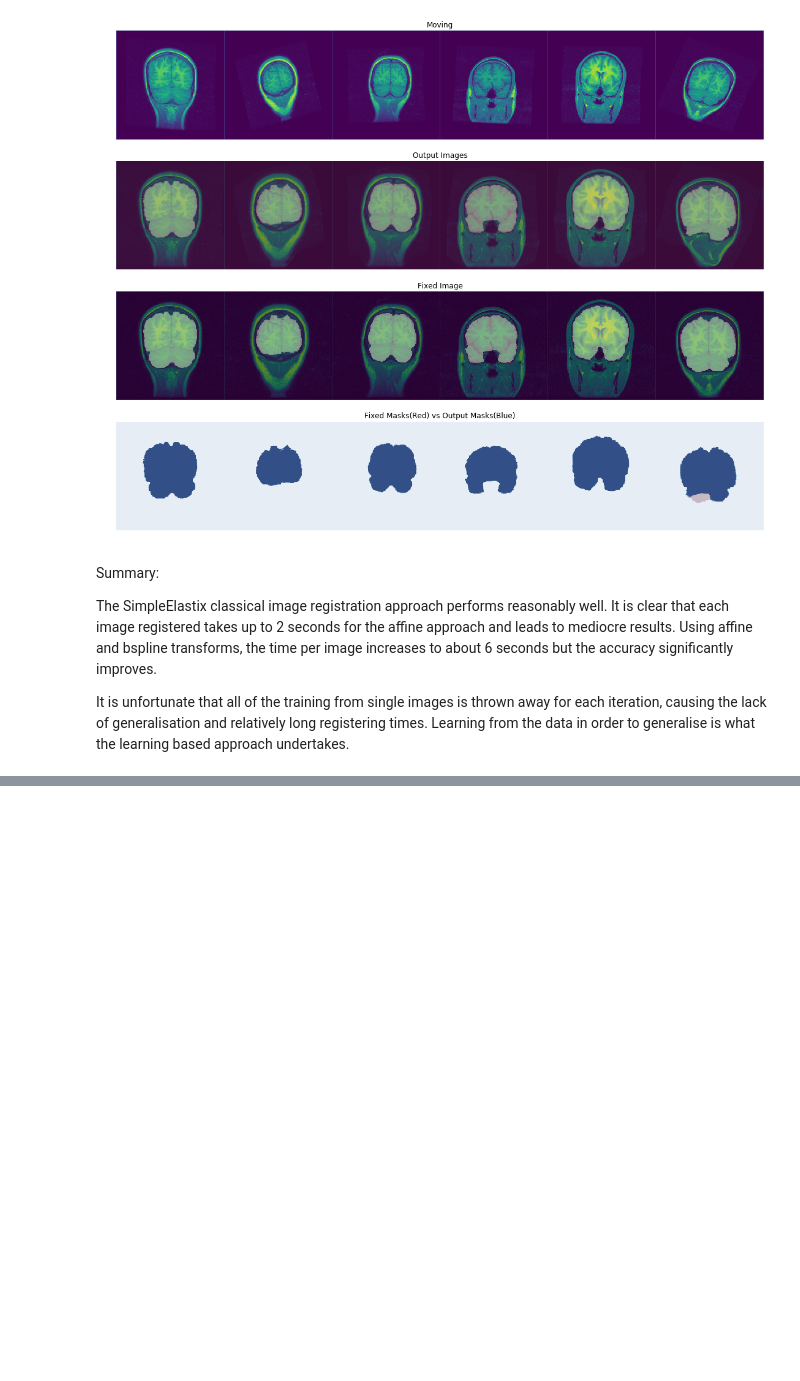
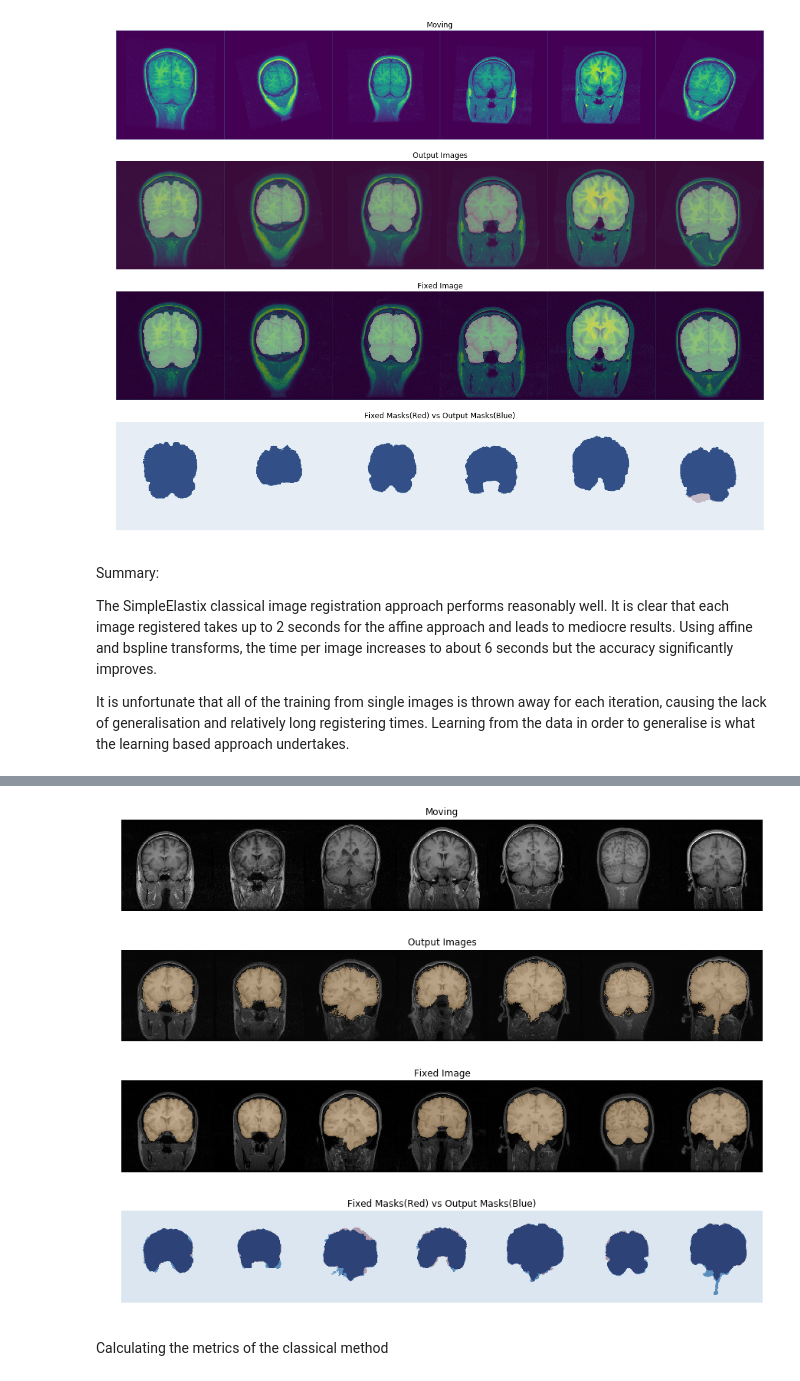
Before and after one commit to senyosimpson/DIR, a Jupyter notebook: registration/notebooks/Classical_Approach.ipynb, the cells around one changed output, grey strips where cells are left out. Saved outputs shown, nothing was run; the diff lists cells and outputs as text; code cells hidden in the pictures; blank space fills up the shorter version.

```diff
--- a/registration/notebooks/Classical_Approach.ipynb
+++ b/registration/notebooks/Classical_Approach.ipynb
@@ -237,0 +301,6 @@ It is unfortunate that all of the training from single images is thrown away for
+# %%
+elastixImageFilter = sitk.ElastixImageFilter()
+parameterMapVector = sitk.VectorOfParameterMap()
+parameterMapVector.append(sitk.GetDefaultParameterMap("affine"))
+parameterMapVector.append(sitk.GetDefaultParameterMap("bspline"))
+elastixImageFilter.SetParameterMap(parameterMapVector);
@@ -237,0 +336,38 @@ It is unfortunate that all of the training from single images is thrown away for
+# %%
+def gallery(array, ncols=5):
+    nindex, height, width = array.shape
+    nrows = nindex//ncols
+    assert nindex == nrows*ncols
+    result = (array.reshape(nrows, ncols, height, width)
+              .swapaxes(1,2)
+              .reshape(height*nrows, width*ncols))
+    return result
+
+def binarise(mask):
+    mask[mask<=0.5] = 0
+    mask[mask>0.5] = 1
+    return mask
+# %%
+ims = np.stack(outputs)
+f,ax = plt.subplots(4,1,figsize=(15,12))
+ax[0].set_title("Moving")
+ax[0].imshow(gallery(np.array(movings), bs+1), origin="lower", cmap="gray")
+
+ax[1].set_title("Output Images")
+ax[1].imshow(gallery(np.array(outputs),bs+1), origin="lower",cmap="gray")
+ax[1].imshow(gallery(binarise(np.array(output_masks)),bs+1), origin="lower",cmap="copper", alpha=0.4)
+
+ax[2].set_title("Fixed Image")
+ax[2].imshow(gallery(np.array(fixeds),bs+1), origin="lower",cmap="gray")
+ax[2].imshow(gallery(np.array(fixed_masks),bs+1), origin="lower",cmap="copper", alpha=0.4)
+
+ax[3].set_title("Fixed Masks(Red) vs Output Masks(Blue)")
+ax[3].imshow(gallery(np.array(fixed_masks),bs+1), cmap="Reds")
+ax[3].imshow(gallery(np.array(output_masks),bs+1), alpha=0.7, cmap="Blues", origin="lower")
+
+for a in ax:
+    a.set_axis_off()
+# %% [output]
+[figure, added]
+# %% [markdown]
+Calculating the metrics of the classical method
```
Also changed, not shown: parts of 15 cells of this notebook.
